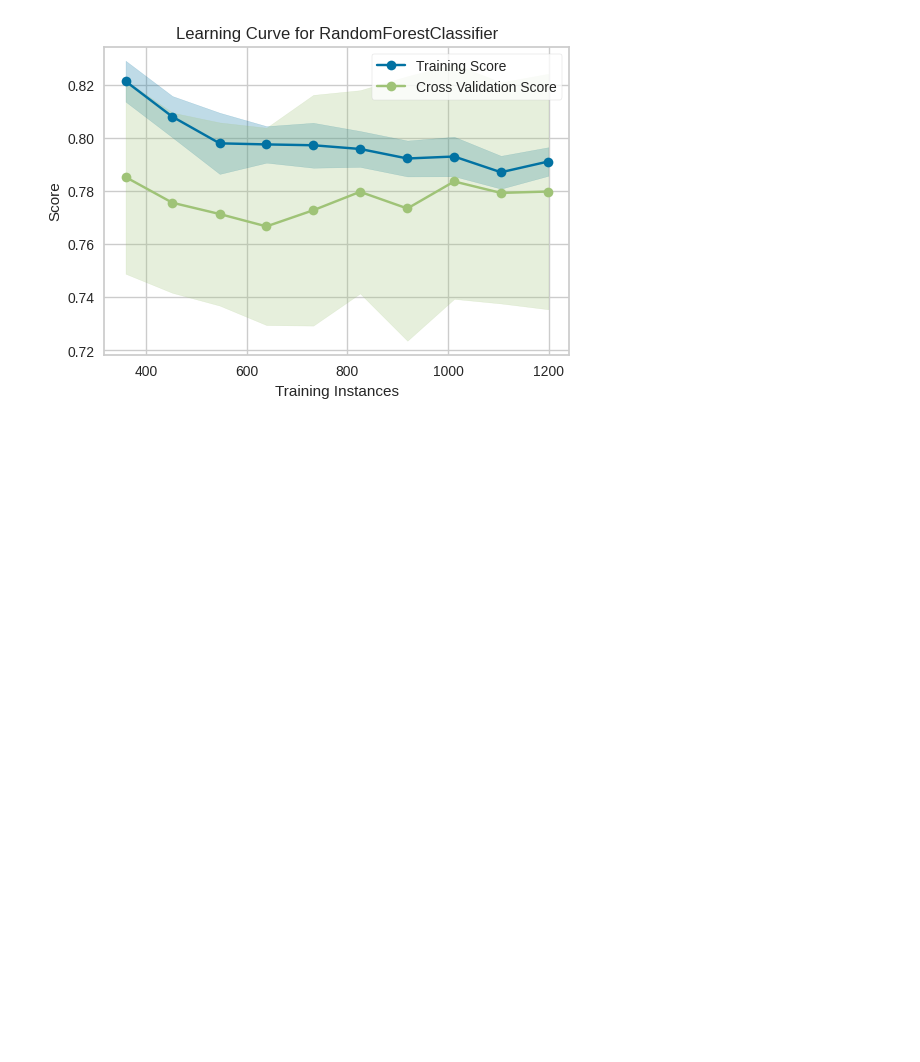
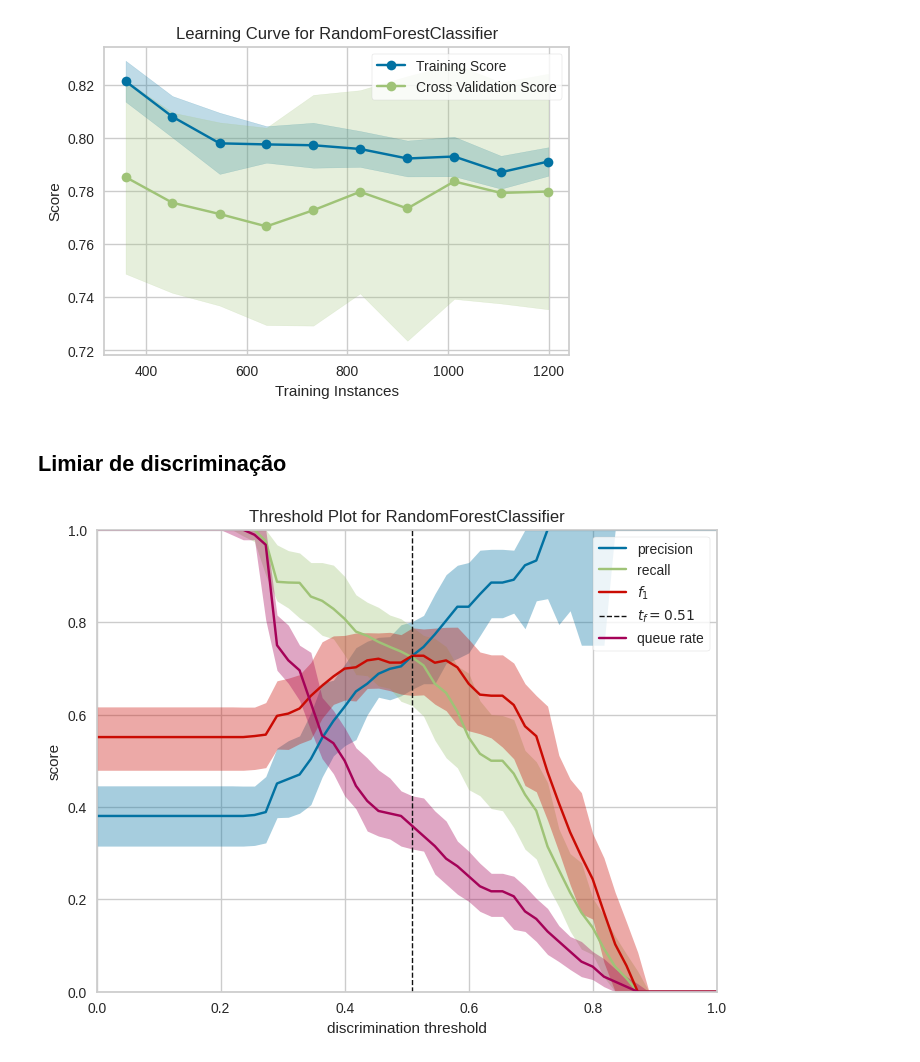
Before and after one commit to nortonvanz/ML_Pocket_Reference, a Jupyter notebook: notebooks/Titanic.ipynb, the cells around one changed output. Cells and saved outputs as stored; diff of their text form; code cells hidden in the pictures; blank space fills up the shorter version.

```diff
--- a/notebooks/Titanic.ipynb
+++ b/notebooks/Titanic.ipynb
@@ -998,3 +1000,5 @@ lc_viz.poof();
 [figure]
 # %%
 #a situação não melhorou, ficando praticamente na mesma. Seguir com o modelo usado até então: df_balanced
+# %% [markdown]
+## Limiar de discriminação
@@ -1000,0 +1015,7 @@ lc_viz.poof();
+# %%
+fig, ax = plt.subplots(figsize=(8, 6))
+dt_viz = DiscriminationThreshold(rf_balanced)
+dt_viz.fit(X_train, y_train)
+dt_viz.poof();
+# %% [output]
+[figure, added]
```
Also changed, not shown: parts of 4 cells of this notebook.
